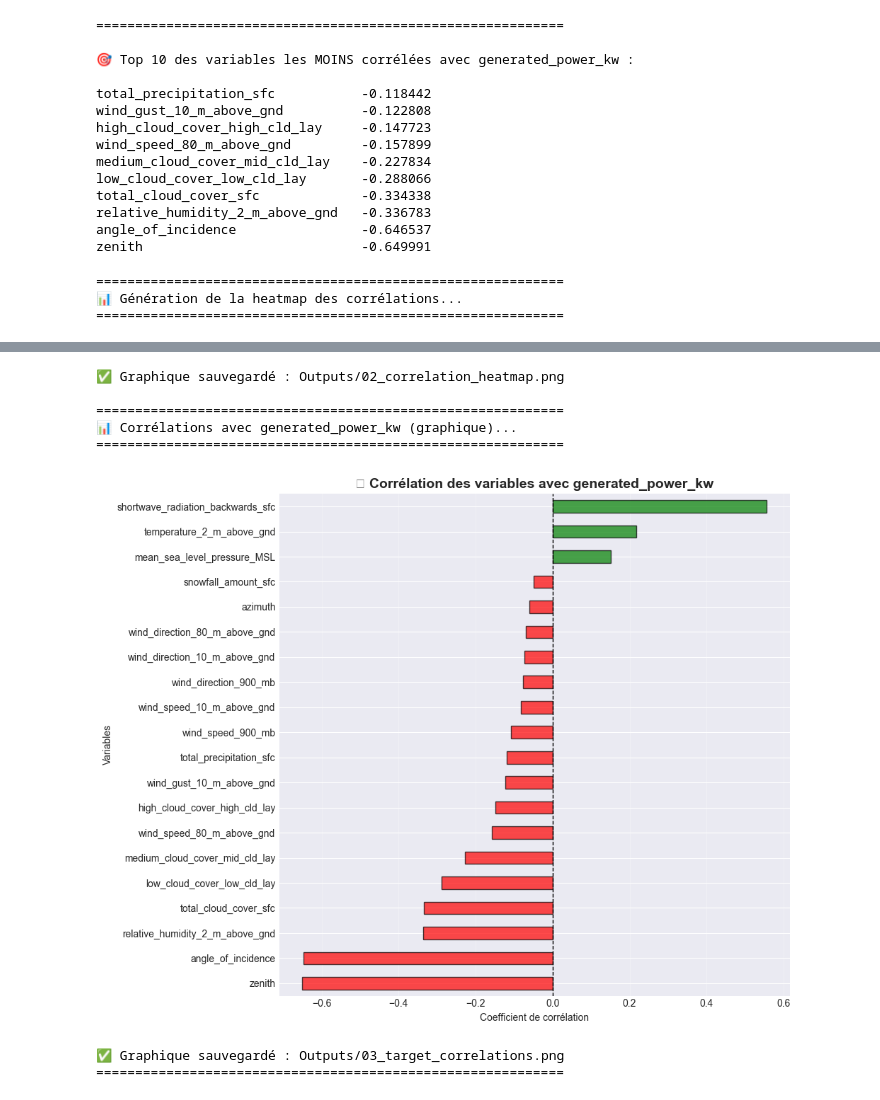
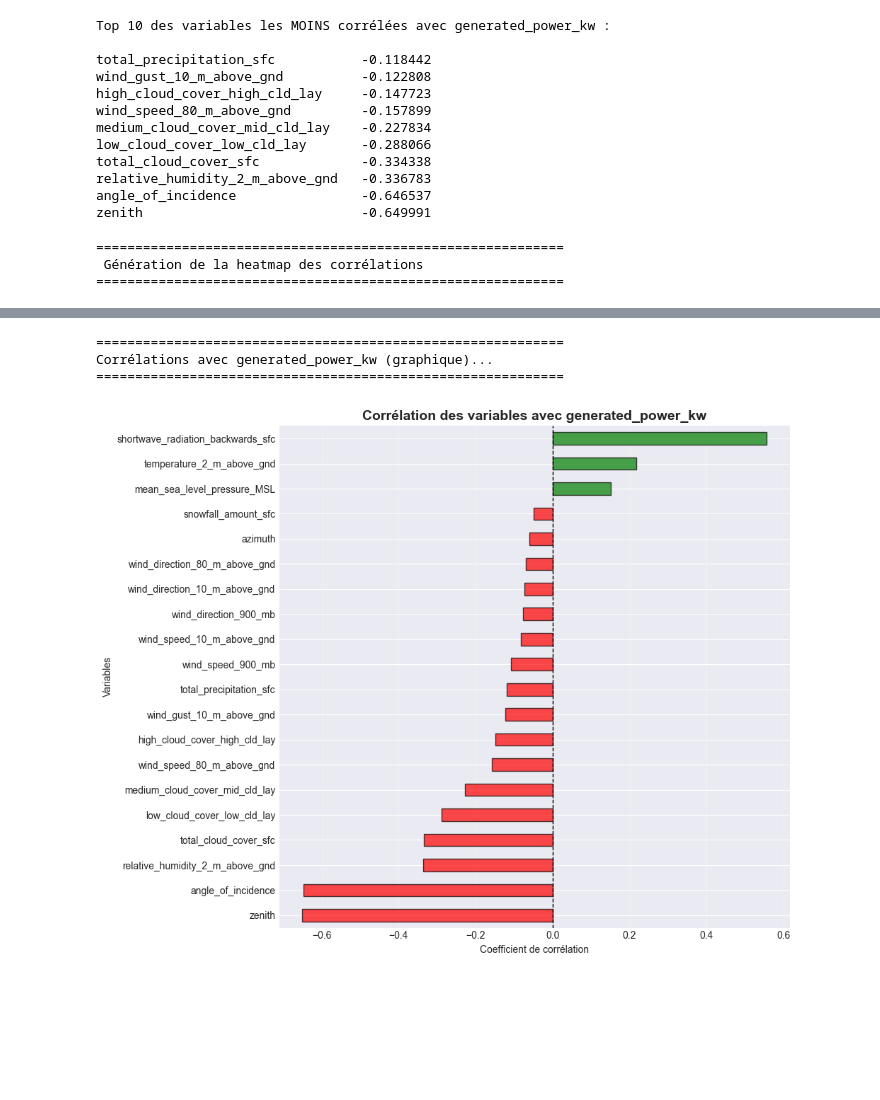
Before and after one commit to Sajinsiva10/Prediction-Production-Energie-Solaire, a Jupyter notebook: data_preparation.ipynb, the cells around one changed output, grey strips where cells are left out. Drawn from its saved outputs; the diff is of its cells as text; code cells hidden in the pictures; blank space fills up the shorter version.

```diff
--- a/data_preparation.ipynb
+++ b/data_preparation.ipynb
@@ -275,13 +242,11 @@ wind_direction_10_m_above_gnd       -0.073257
 wind_direction_900_mb               -0.077435
 wind_speed_10_m_above_gnd           -0.083043
 # %%
-print("\n" + "="*60)
-print("\n🎯 Top 10 des variables les MOINS corrélées avec generated_power_kw :\n")
+
+print("\nTop 10 des variables les MOINS corrélées avec generated_power_kw :\n")
 print(target_corr.tail(10).to_string())
 # %% [output]
-============================================================
-
-🎯 Top 10 des variables les MOINS corrélées avec generated_power_kw :
+Top 10 des variables les MOINS corrélées avec generated_power_kw :
 
 total_precipitation_sfc           -0.118442
 wind_gust_10_m_above_gnd          -0.122808
@@ -296,56 +261,48 @@ zenith                            -0.649991
 # %%
 # Visualisation de la heatmap
 print("\n" + "="*60)
-print("📊 Génération de la heatmap des corrélations...")
+print(" Génération de la heatmap des corrélations")
 print("="*60)
 
 plt.figure(figsize=(16, 12))
 sns.heatmap(correlation_matrix, annot=True, fmt='.2f', cmap='coolwarm',
             center=0, square=True, linewidths=0.5, cbar_kws={"shrink": 0.8})
-plt.title('🔥 Heatmap des corrélations entre toutes les variables',
+plt.title('Heatmap des corrélations entre toutes les variables',
           fontsize=16, fontweight='bold', pad=20)
 plt.xticks(rotation=45, ha='right')
 plt.yticks(rotation=0)
 plt.tight_layout()
 plt.savefig('Outputs/02_correlation_heatmap.png', dpi=300, bbox_inches='tight')
 plt.show()
 
-print("\n✅ Graphique sauvegardé : Outputs/02_correlation_heatmap.png")
 
 # Visualisation spécifique pour la variable cible
 print("\n" + "="*60)
-print("📊 Corrélations avec generated_power_kw (graphique)...")
+print("Corrélations avec generated_power_kw (graphique)...")
 print("="*60)
 
 plt.figure(figsize=(10, 8))
 target_corr_sorted = target_corr.drop('generated_power_kw').sort_values()
 colors = ['red' if x < 0 else 'green' for x in target_corr_sorted.values]
 target_corr_sorted.plot(kind='barh', color=colors, edgecolor='black', alpha=0.7)
-plt.title('📊 Corrélation des variables avec generated_power_kw',
+plt.title('Corrélation des variables avec generated_power_kw',
           fontsize=14, fontweight='bold')
 plt.xlabel('Coefficient de corrélation')
 plt.ylabel('Variables')
 plt.axvline(x=0, color='black', linestyle='--', linewidth=1)
 plt.grid(True, alpha=0.3, axis='x')
 plt.tight_layout()
 plt.savefig('Outputs/03_target_correlations.png', dpi=300, bbox_inches='tight')
 plt.show()
-
-print("\n✅ Graphique sauvegardé : Outputs/03_target_correlations.png")
-print("="*60)
 # %% [output]
 ============================================================
-📊 Génération de la heatmap des corrélations...
+ Génération de la heatmap des corrélations
 ============================================================
 [figure]
-✅ Graphique sauvegardé : Outputs/02_correlation_heatmap.png
-
 ============================================================
-📊 Corrélations avec generated_power_kw (graphique)...
+Corrélations avec generated_power_kw (graphique)...
 ============================================================
-[figure, old version]
+[figure, new version]
-✅ Graphique sauvegardé : Outputs/03_target_correlations.png
-============================================================
 # %%
 # ============================================
 # SECTION 6 : DÉTECTION DES OUTLIERS
```
Also changed, not shown: parts of 15 cells of this notebook, 3 other files.
